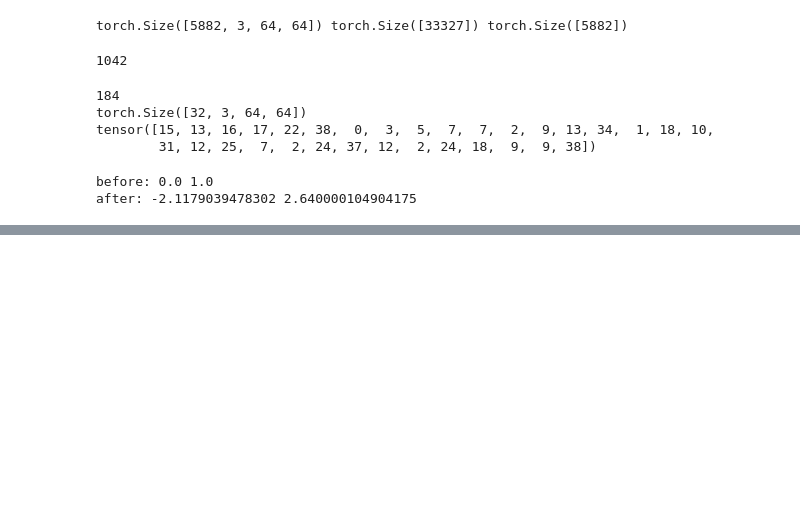
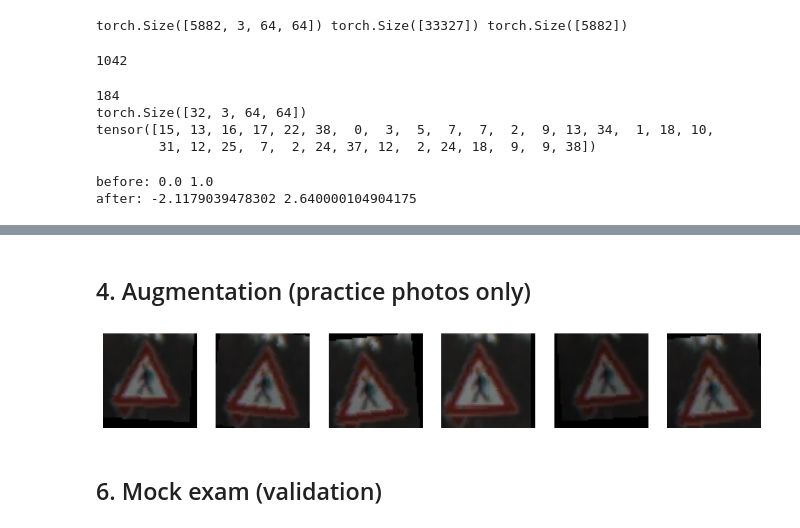
Before and after one commit to AaqibAR/DL_GroupProject, a Jupyter notebook: notebooks/densenet121_rahman.ipynb, the cells around one changed output, grey strips where cells are left out. Drawn from its saved outputs; the diff is of its cells as text; code cells hidden in the pictures; blank space fills up the shorter version.

Commit message:
Add DenseNet121 model setup, augmentation, validation function and Phase 1 training loop

```diff
--- a/notebooks/densenet121_rahman.ipynb
+++ b/notebooks/densenet121_rahman.ipynb
@@ -96,0 +145,19 @@ after: -2.1179039478302 2.640000104904175
+# %% [markdown]
+## 4. Augmentation (practice photos only)
+# %%
+augment = transforms.Compose([
+    transforms.RandomAffine(degrees=10, translate=(0.1, 0.1), scale=(0.9, 1.1)),
+    transforms.ColorJitter(brightness=0.2),
+])
+
+photo = X_train_t[0]
+plt.figure(figsize=(12, 3))
+for i in range(6):
+    plt.subplot(1, 6, i + 1)
+    plt.imshow(augment(photo).permute(1, 2, 0))
+    plt.axis("off")
+plt.show()
+# %% [output]
+[figure, added]
+# %% [markdown]
+## 6. Mock exam (validation)
```
Also changed, not shown: parts of 8 cells of this notebook.
